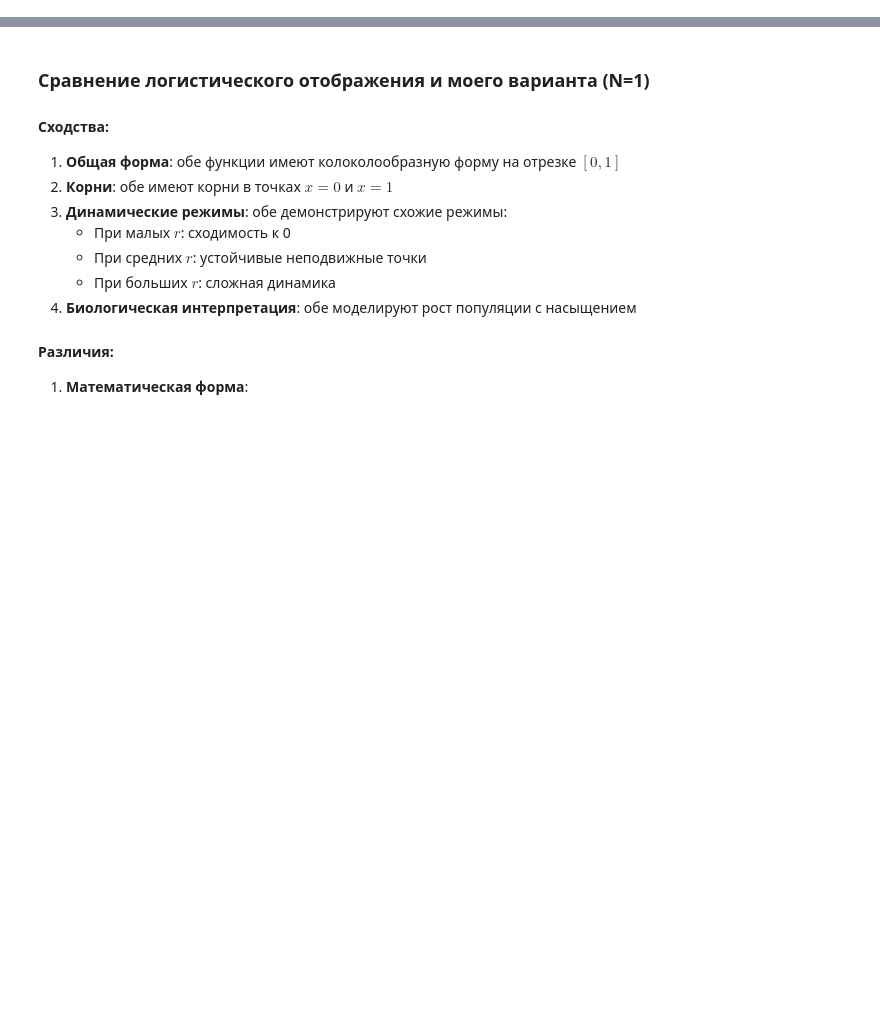
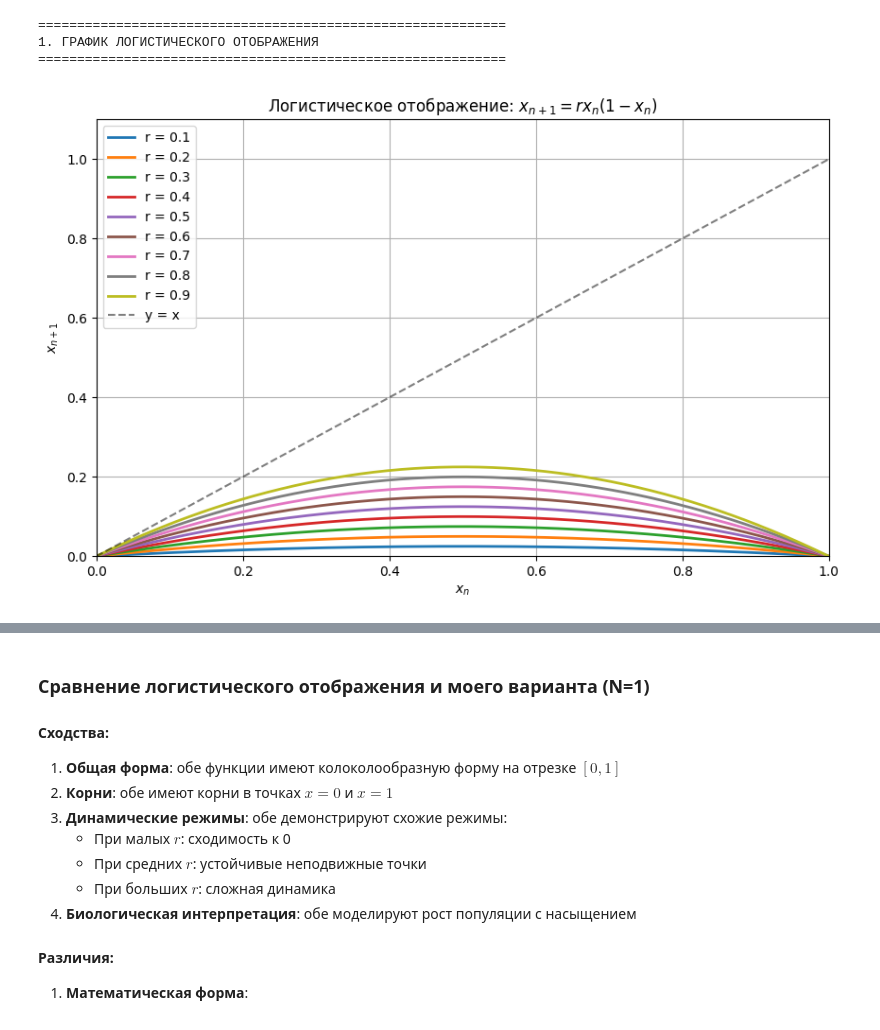
Before and after one commit to hertbex/MatanLab, a Jupyter notebook: Matan.ipynb, the cells around one changed output, grey strips where cells are left out. Cells and saved outputs as stored; diff of their text form; code cells hidden in the pictures; blank space fills up the shorter version.

```diff
--- a/Matan.ipynb
+++ b/Matan.ipynb
@@ -124,0 +16,37 @@ $$
+# %%
+import numpy as np
+import matplotlib.pyplot as plt
+
+# Настройки для лучшего отображения
+plt.rcParams['figure.figsize'] = (10, 6)
+
+# ============================================
+# 1. ЛОГИСТИЧЕСКОЕ ОТОБРАЖЕНИЕ
+# ============================================
+
+print("="*60)
+print("1. ГРАФИК ЛОГИСТИЧЕСКОГО ОТОБРАЖЕНИЯ")
+print("="*60)
+
+x = np.linspace(0, 1, 500)
+r_values = [0.1, 0.2, 0.3, 0.4, 0.5, 0.6, 0.7, 0.8, 0.9]
+
+plt.figure()
+for r in r_values:
+    y = r * x * (1 - x)
+    plt.plot(x, y, label=f'r = {r}', linewidth=2)
+
+plt.plot(x, x, 'k--', label='y = x', alpha=0.5)
+plt.xlabel('$x_{n}$')
+plt.ylabel('$x_{n+1}$')
+plt.title('Логистическое отображение: $x_{n+1} = r x_{n} (1 - x_{n})$')
+plt.legend()
+plt.grid(True)
+plt.xlim(0, 1)
+plt.ylim(0, 1.1)
+plt.show()
+# %% [output]
+============================================================
+1. ГРАФИК ЛОГИСТИЧЕСКОГО ОТОБРАЖЕНИЯ
+============================================================
+[figure, added]
```
Also changed, not shown: parts of 10 cells of this notebook.
